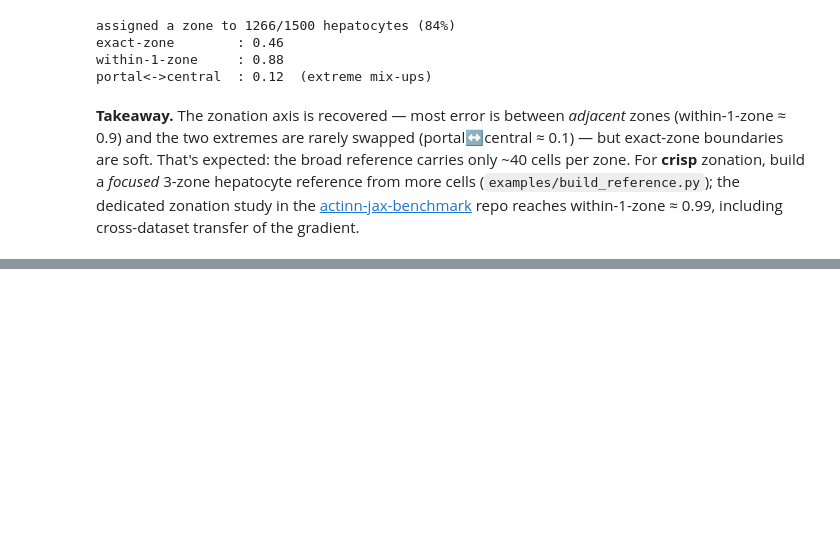
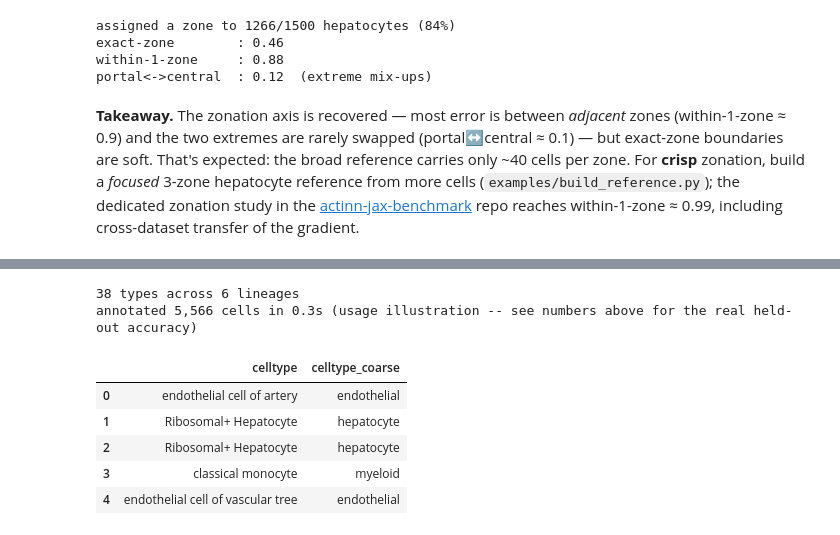
Before and after one commit to iandriver/actinn-jax, a Jupyter notebook: examples/liver_zonation.ipynb, the cells around one changed output, grey strips where cells are left out. Saved outputs shown, nothing was run; the diff lists cells and outputs as text; code cells hidden in the pictures; blank space fills up the shorter version.

```diff
--- a/examples/liver_zonation.ipynb
+++ b/examples/liver_zonation.ipynb
@@ -124,0 +156,19 @@ repo reaches within-1-zone ≈ 0.99, including cross-dataset transfer of the gra
+# %%
+liver_model = aj.bundled_reference('liver_hlica_v1')
+print(f'{len(liver_model.classes)} types across '
+      f'{len(set(liver_model.type_to_group.values()))} lineages')
+
+t = time.perf_counter()
+liver_out = aj.annotate(adata.copy(), liver_model)
+print(f'annotated {liver_out.n_obs:,} cells in {time.perf_counter()-t:.1f}s '
+      '(usage illustration -- see numbers above for the real held-out accuracy)')
+liver_out.obs[['celltype', 'celltype_coarse']].head()
+# %% [output]
+38 types across 6 lineages
+annotated 5,566 cells in 0.3s (usage illustration -- see numbers above for the real held-out accuracy)
+|  | celltype | celltype_coarse |
+| 0 | endothelial cell of artery | endothelial |
+| 1 | Ribosomal+ Hepatocyte | hepatocyte |
+| 2 | Ribosomal+ Hepatocyte | hepatocyte |
+| 3 | classical monocyte | myeloid |
+| 4 | endothelial cell of vascular tree | endothelial |
```
Also changed, not shown: parts of 3 cells of this notebook, 46 other files.
